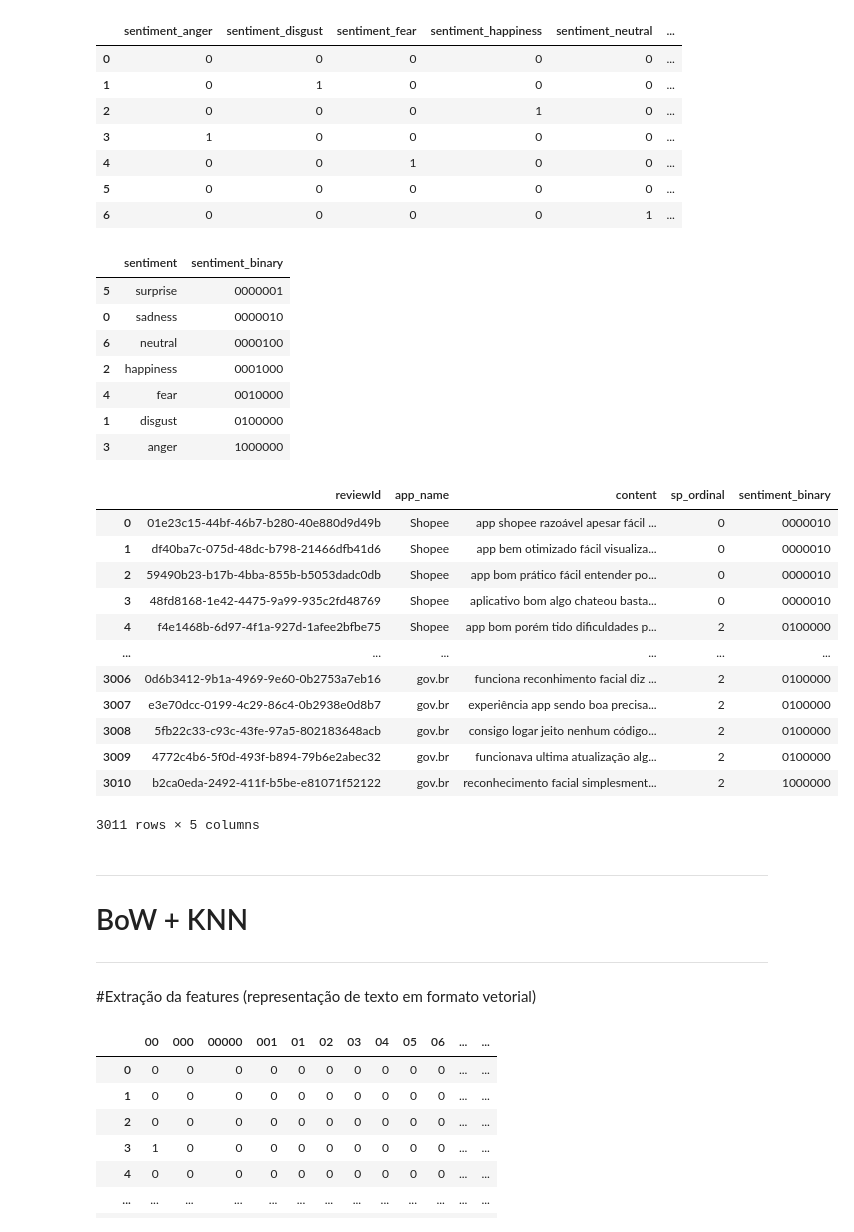
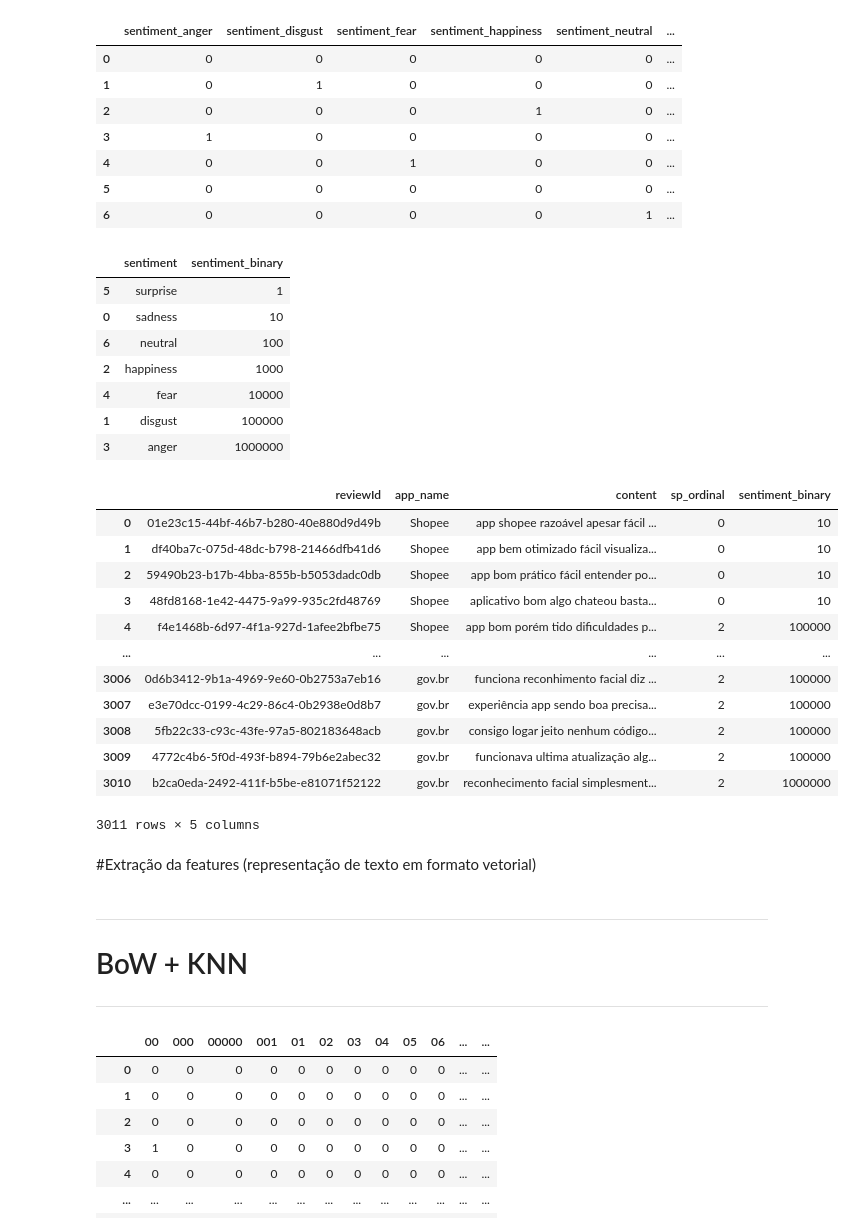
Before and after one commit to Kalidsa/Projeto-de-Minera-o-de-Textos---CDII, a Jupyter notebook: Mineração_de_textos.ipynb, the cells around one changed output. Saved outputs shown, nothing was run; the diff lists cells and outputs as text; code cells hidden in the pictures.

```diff
--- a/Mineração_de_textos.ipynb
+++ b/Mineração_de_textos.ipynb
@@ -48,7 +93,7 @@ avaliação do usuário.
 O código abaixo lê o arquivo CSV avaliacoes_playStore.csv em um DataFrame e exibe as primeiras cinco linhas desse DataFrame.
 # %%
 import pandas as pd
-data_content = pd.read_csv('apps_reviews.csv', sep=',')
+data_content = pd.read_csv('/content/drive/MyDrive/Colab Notebooks/apps_reviews.csv', sep=',')
 data_content
 # %% [output]
 |  | reviewId | app_name | content | sentiment_polarity | sentiment | Unnamed: 5 |
@@ -265,11 +297,11 @@ sent_pol_dtf
 | 1 | neutral | 1 |
 | 2 | negative | 2 |
 # %%
-# Create a dictionary mapping 'sentiment_polarity' to 'sp_ordinal'
+# Criação de um dicionário mapeando sentiment_polarity para sp_ordinal
 sent_pol_dict = dict(zip(sent_pol_dtf['sentiment_polarity'], sent_pol_dtf['sp_ordinal']))
 
-# Map the ordinal values to the 'dados_noticias2' DataFrame
-data_content2['sp_ordinal'] = data_content2['sentiment_polarity'].map(sent_pol_dict).astype(int).astype(str)
+# Mapeamento dos valores ordinais no DataFrame data_content2
+data_content2['sp_ordinal'] = data_content2['sentiment_polarity'].map(sent_pol_dict).astype(int)
 
 columns_to_drop = [
     'sentiment_polarity'
@@ -327,9 +359,16 @@ import pandas as pd
 sent = {'sentiment':[sent_val[0], sent_val[1],sent_val[2], sent_val[3], sent_val[4],sent_val[5], sent_val[6]]}
 sent = pd.DataFrame(sent, columns=['sentiment'])
 
-# Inicializar o OneHotEncoder
-one_hot_encoder = OneHotEncoder(sparse=False)
+# Criação de uma instância do OneHotEncoder com o parâmetro sparse=False
+# para garantir que a saída seja um array Numpy denso (ao invés de uma matriz esparsa)
+
+one_hot_encoder = OneHotEncoder(sparse_output=False)
+
+# Aplicação do OneHotEncoder aos dados da coluna 'sentiment'
 one_hot_encoded = one_hot_encoder.fit_transform(sent[['sentiment']]).astype(int)
 
-one_hot_encoded
+# Criação de um DataFrame com as colunas codificadas
+sent_dft_oneHot = pd.DataFrame(one_hot_encoded, columns=one_hot_encoder.get_feature_names_out(['sentiment']))
+
+sent_dft_oneHot
 # %% [output]
@@ -379,45 +406,50 @@ sent_dft
 | 5 | 0 | 0 | 0 | 0 | 0 | ... |
 | 6 | 0 | 0 | 0 | 0 | 1 | ... |
 # %%
-  # Crie um novo DataFrame com o mapeamento
+# Criação de um novo DataFrame com o mapeamento entre sentimento e o valor one_hot combinado entre as colunas
 sentiment_mapping_dtf = pd.DataFrame({
     'sentiment': sent_val_dft['sentiment'],
-    'sentiment_binary': sent_dft['sentiment_binary']
+    'sentiment_binary': sent_dft_oneHot['sentiment_binary'].astype(int)
 })
 
 sentiment_mapping_dtf.sort_values(by='sentiment_binary')
 # %% [output]
 |  | sentiment | sentiment_binary |
-| 5 | surprise | 0000001 |
-| 0 | sadness | 0000010 |
-| 6 | neutral | 0000100 |
-| 2 | happiness | 0001000 |
-| 4 | fear | 0010000 |
-| 1 | disgust | 0100000 |
+| 5 | surprise | 1 |
+| 0 | sadness | 10 |
+| 6 | neutral | 100 |
+| 2 | happiness | 1000 |
+| 4 | fear | 10000 |
+| 1 | disgust | 100000 |
 | 3 | anger | 1000000 |
 # %%
+#Mapeamento do dicionário sentiment_mapping em relação a coluna sentiment do dataframe inicial
 data_content2['sentiment_binary'] = data_content2['sentiment'].map(sentiment_mapping)
 
 columns_to_drop = [
     'sentiment'
 ]
 data_content2.drop(columns=columns_to_drop, inplace=True)
 
+data_content2['sentiment_binary'] = data_content2['sentiment_binary'].astype(int)
+
 data_content2
 # %% [output]
 |  | reviewId | app_name | content | sp_ordinal | sentiment_binary |
-| 0 | 01e23c15-44bf-46b7-b280-40e880d9d49b | Shopee | app shopee razoável apesar fácil ... | 0 | 0000010 |
-| 1 | df40ba7c-075d-48dc-b798-21466dfb41d6 | Shopee | app bem otimizado fácil visualiza... | 0 | 0000010 |
-| 2 | 59490b23-b17b-4bba-855b-b5053dadc0db | Shopee | app bom prático fácil entender po... | 0 | 0000010 |
-| 3 | 48fd8168-1e42-4475-9a99-935c2fd48769 | Shopee | aplicativo bom algo chateou basta... | 0 | 0000010 |
-| 4 | f4e1468b-6d97-4f1a-927d-1afee2bfbe75 | Shopee | app bom porém tido dificuldades p... | 2 | 0100000 |
+| 0 | 01e23c15-44bf-46b7-b280-40e880d9d49b | Shopee | app shopee razoável apesar fácil ... | 0 | 10 |
+| 1 | df40ba7c-075d-48dc-b798-21466dfb41d6 | Shopee | app bem otimizado fácil visualiza... | 0 | 10 |
+| 2 | 59490b23-b17b-4bba-855b-b5053dadc0db | Shopee | app bom prático fácil entender po... | 0 | 10 |
+| 3 | 48fd8168-1e42-4475-9a99-935c2fd48769 | Shopee | aplicativo bom algo chateou basta... | 0 | 10 |
+| 4 | f4e1468b-6d97-4f1a-927d-1afee2bfbe75 | Shopee | app bom porém tido dificuldades p... | 2 | 100000 |
 | ... | ... | ... | ... | ... | ... |
-| 3006 | 0d6b3412-9b1a-4969-9e60-0b2753a7eb16 | gov.br | funciona reconhimento facial diz ... | 2 | 0100000 |
-| 3007 | e3e70dcc-0199-4c29-86c4-0b2938e0d8b7 | gov.br | experiência app sendo boa precisa... | 2 | 0100000 |
-| 3008 | 5fb22c33-c93c-43fe-97a5-802183648acb | gov.br | consigo logar jeito nenhum código... | 2 | 0100000 |
-| 3009 | 4772c4b6-5f0d-493f-b894-79b6e2abec32 | gov.br | funcionava ultima atualização alg... | 2 | 0100000 |
+| 3006 | 0d6b3412-9b1a-4969-9e60-0b2753a7eb16 | gov.br | funciona reconhimento facial diz ... | 2 | 100000 |
+| 3007 | e3e70dcc-0199-4c29-86c4-0b2938e0d8b7 | gov.br | experiência app sendo boa precisa... | 2 | 100000 |
+| 3008 | 5fb22c33-c93c-43fe-97a5-802183648acb | gov.br | consigo logar jeito nenhum código... | 2 | 100000 |
+| 3009 | 4772c4b6-5f0d-493f-b894-79b6e2abec32 | gov.br | funcionava ultima atualização alg... | 2 | 100000 |
 | 3010 | b2ca0eda-2492-411f-b5be-e81071f52122 | gov.br | reconhecimento facial simplesment... | 2 | 1000000 |
 3011 rows × 5 columns
+# %% [markdown]
+#Extração da features (representação de texto em formato vetorial)
 # %% [markdown]
 
 
@@ -426,7 +458,5 @@ data_content2
 # BoW + KNN
 
 ---
-# %% [markdown]
-#Extração da features (representação de texto em formato vetorial)
 # %%
 from sklearn.feature_extraction.text import CountVectorizer
```
Also changed, not shown: parts of 122 cells of this notebook.
